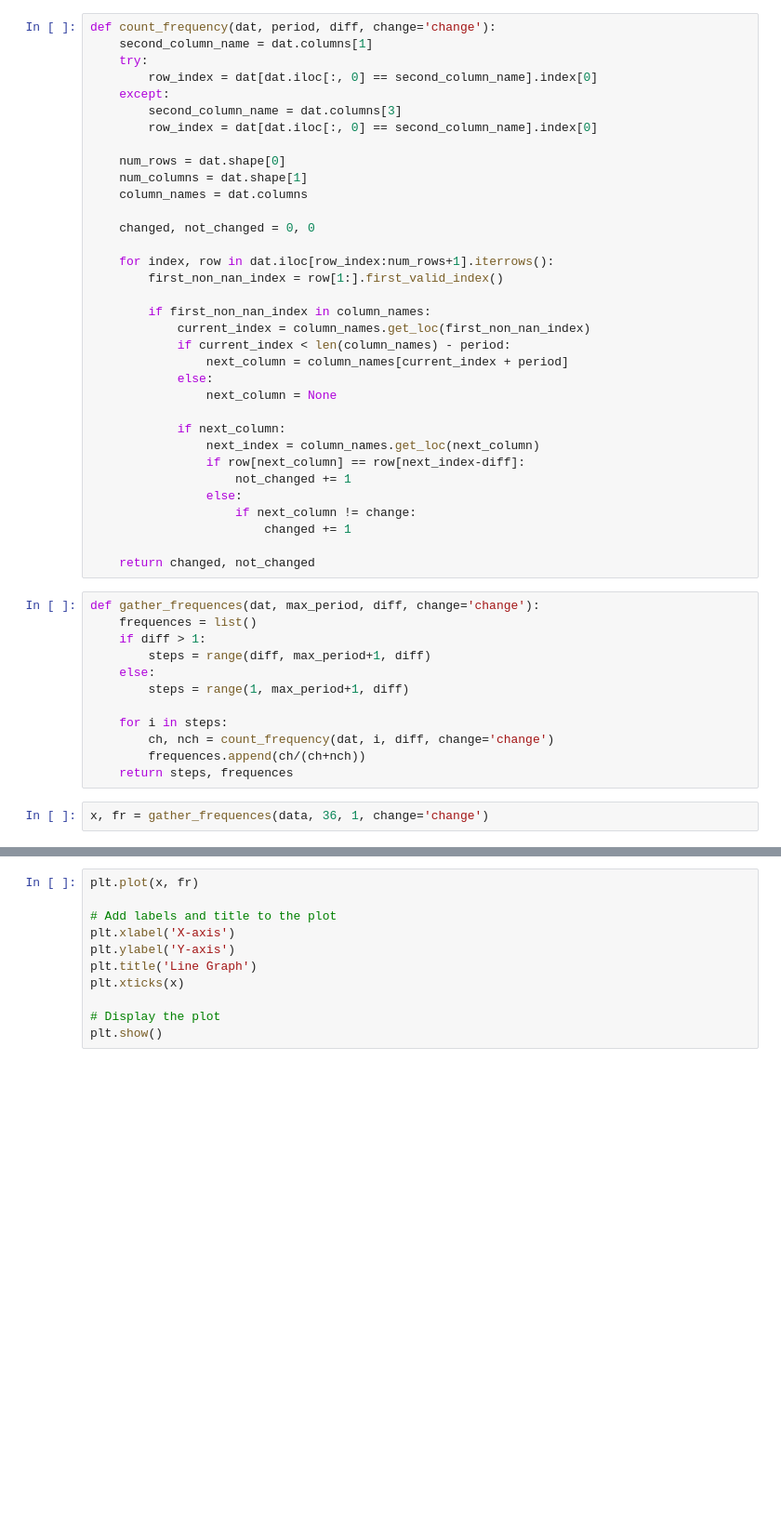
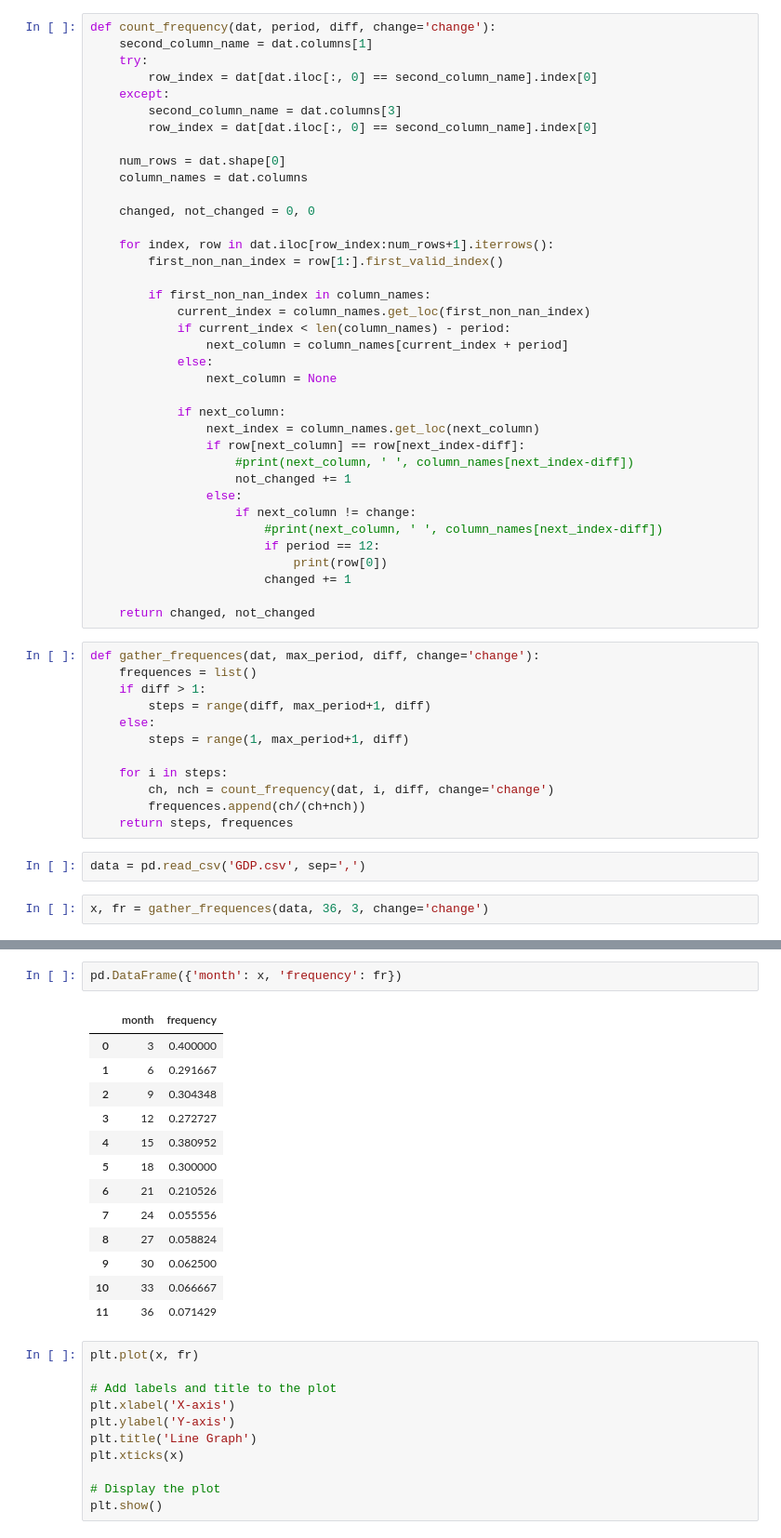
Before and after one commit to ikopytok/indicators_revision, a Jupyter notebook: notebooks/1.0-vk-prepare-functions.ipynb, the cells around one changed output, grey strips where cells are left out. Shown: that part at 93% size. Cells and saved outputs as stored; diff of their text form; blank space fills up the shorter version.

```diff
--- a/notebooks/1.0-vk-prepare-functions.ipynb
+++ b/notebooks/1.0-vk-prepare-functions.ipynb
@@ -40,7 +40,6 @@ def count_frequency(dat, period, diff, change='change'):
         row_index = dat[dat.iloc[:, 0] == second_column_name].index[0]
 
     num_rows = dat.shape[0]
-    num_columns = dat.shape[1]
     column_names = dat.columns
 
     changed, not_changed = 0, 0
@@ -58,9 +57,13 @@ def count_frequency(dat, period, diff, change='change'):
             if next_column:
                 next_index = column_names.get_loc(next_column)
                 if row[next_column] == row[next_index-diff]:
+                    #print(next_column, ' ', column_names[next_index-diff])
                     not_changed += 1
                 else:
                     if next_column != change:
+                        #print(next_column, ' ', column_names[next_index-diff])
+                        if period == 12:
+                            print(row[0])
                         changed += 1
 
     return changed, not_changed
@@ -76,5 +79,7 @@ def gather_frequences(dat, max_period, diff, change='change'):
         ch, nch = count_frequency(dat, i, diff, change='change')
         frequences.append(ch/(ch+nch))
     return steps, frequences
+# %%
+data = pd.read_csv('GDP.csv', sep=',')
 # %%
-x, fr = gather_frequences(data, 36, 1, change='change')
+x, fr = gather_frequences(data, 36, 3, change='change')
@@ -81,3 +104,19 @@ x, fr = gather_frequences(data, 36, 1, change='change')
+# %%
+pd.DataFrame({'month': x, 'frequency': fr})
+# %% [output]
+|  | month | frequency |
+| 0 | 3 | 0.400000 |
+| 1 | 6 | 0.291667 |
+| 2 | 9 | 0.304348 |
+| 3 | 12 | 0.272727 |
+| 4 | 15 | 0.380952 |
+| 5 | 18 | 0.300000 |
+| 6 | 21 | 0.210526 |
+| 7 | 24 | 0.055556 |
+| 8 | 27 | 0.058824 |
+| 9 | 30 | 0.062500 |
+| 10 | 33 | 0.066667 |
+| 11 | 36 | 0.071429 |
 # %%
 plt.plot(x, fr)
 
```
Also changed, not shown: parts of 4 cells of this notebook.
